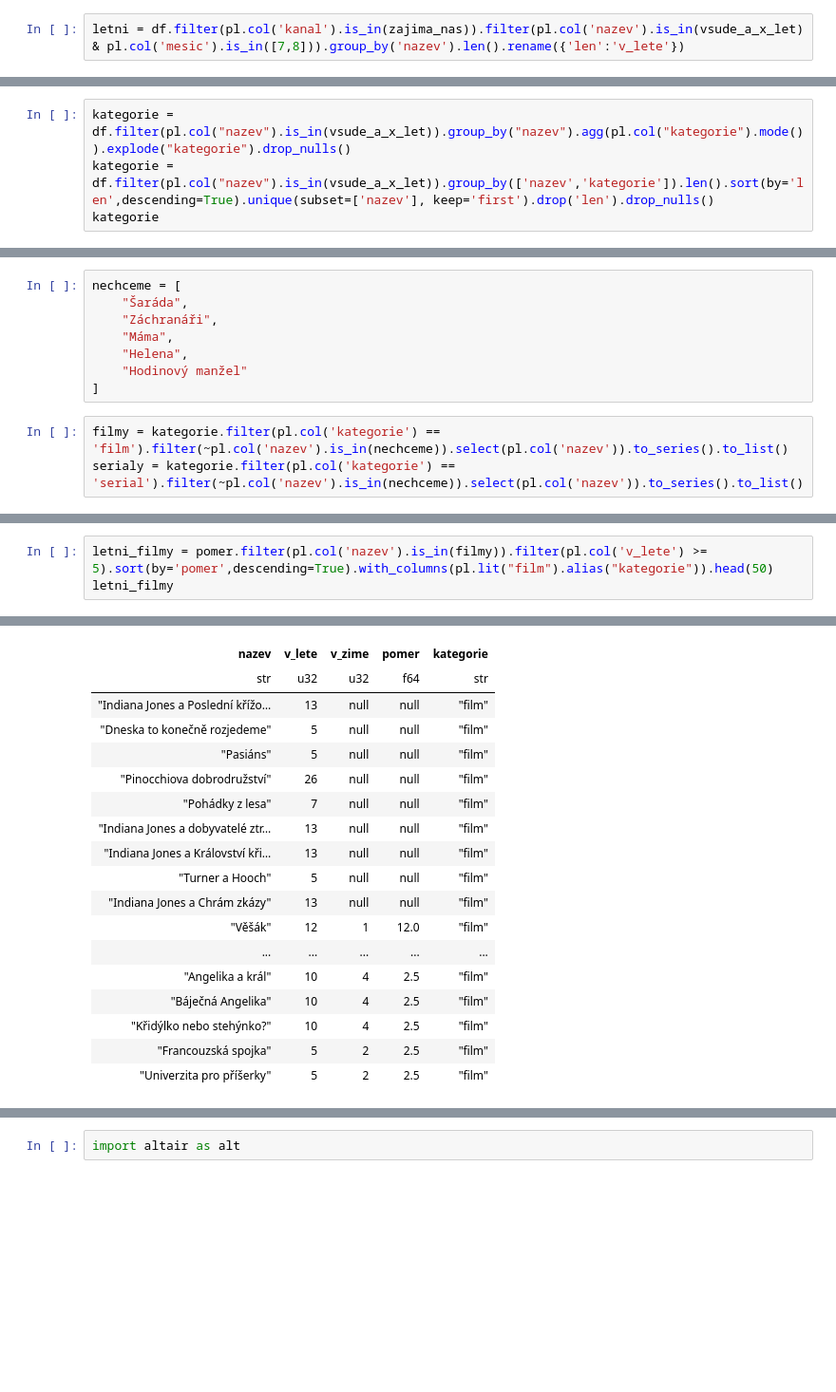
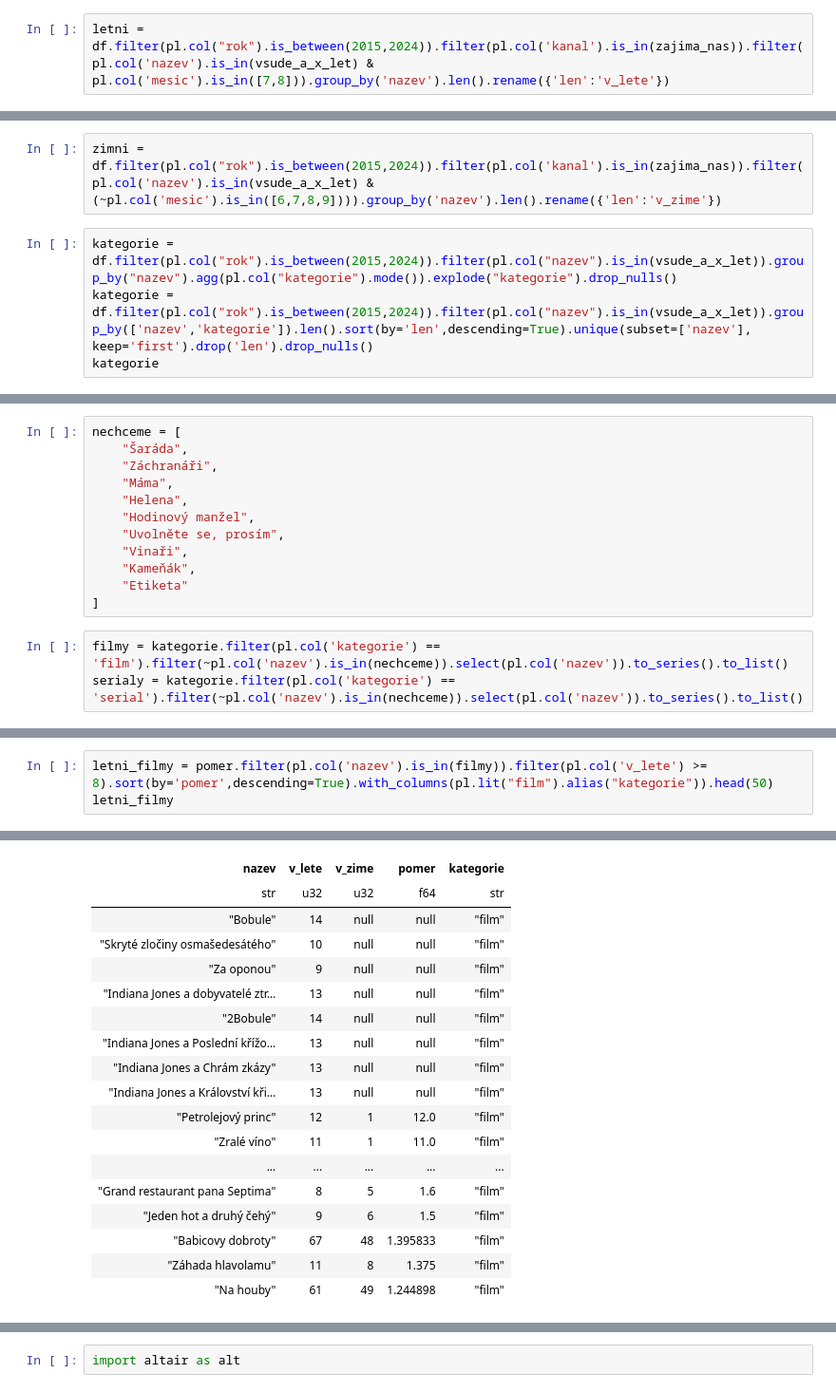
Before and after one commit to DataRozhlas/televizni-programy, a Jupyter notebook: 104_leto.ipynb, the cells around one changed output, grey strips where cells are left out. Shown: that part at 95% size. Saved outputs shown, nothing was run; the diff lists cells and outputs as text; blank space fills up the shorter version.

```diff
--- a/104_leto.ipynb
+++ b/104_leto.ipynb
@@ -113,4 +114,4 @@ vsude_a_x_let = [x for x in x_let if x in aspon_na_dvou]
 # %%
 zajima_nas = ['ČT1', 'ČT2', 'NOVA', 'Prima']
 # %%
-letni = df.filter(pl.col('kanal').is_in(zajima_nas)).filter(pl.col('nazev').is_in(vsude_a_x_let) & pl.col('mesic').is_in([7,8])).group_by('nazev').len().rename({'len':'v_lete'})
+letni = df.filter(pl.col("rok").is_between(2015,2024)).filter(pl.col('kanal').is_in(zajima_nas)).filter(pl.col('nazev').is_in(vsude_a_x_let) & pl.col('mesic').is_in([7,8])).group_by('nazev').len().rename({'len':'v_lete'})
@@ -121,5 +120,7 @@ zimni = df.filter(pl.col('kanal').is_in(zajima_nas)).filter(pl.col('nazev').is_i
+# %%
+zimni = df.filter(pl.col("rok").is_between(2015,2024)).filter(pl.col('kanal').is_in(zajima_nas)).filter(pl.col('nazev').is_in(vsude_a_x_let) & (~pl.col('mesic').is_in([6,7,8,9]))).group_by('nazev').len().rename({'len':'v_zime'})
 # %%
-kategorie = df.filter(pl.col("nazev").is_in(vsude_a_x_let)).group_by("nazev").agg(pl.col("kategorie").mode()).explode("kategorie").drop_nulls()
-kategorie = df.filter(pl.col("nazev").is_in(vsude_a_x_let)).group_by(['nazev','kategorie']).len().sort(by='len',descending=True).unique(subset=['nazev'], keep='first').drop('len').drop_nulls()
+kategorie = df.filter(pl.col("rok").is_between(2015,2024)).filter(pl.col("nazev").is_in(vsude_a_x_let)).group_by("nazev").agg(pl.col("kategorie").mode()).explode("kategorie").drop_nulls()
+kategorie = df.filter(pl.col("rok").is_between(2015,2024)).filter(pl.col("nazev").is_in(vsude_a_x_let)).group_by(['nazev','kategorie']).len().sort(by='len',descending=True).unique(subset=['nazev'], keep='first').drop('len').drop_nulls()
 kategorie
 # %% [output]
@@ -173,7 +174,11 @@ nechceme = [
     "Záchranáři",
     "Máma",
     "Helena",
-    "Hodinový manžel"
+    "Hodinový manžel",
+    "Uvolněte se, prosím",
+    "Vinaři",
+    "Kameňák",
+    "Etiketa"
 ]
 # %%
 filmy = kategorie.filter(pl.col('kategorie') == 'film').filter(~pl.col('nazev').is_in(nechceme)).select(pl.col('nazev')).to_series().to_list()
@@ -189,26 +216,26 @@ shape: (2, 4)
 # %%
-letni_filmy = pomer.filter(pl.col('nazev').is_in(filmy)).filter(pl.col('v_lete') >= 5).sort(by='pomer',descending=True).with_columns(pl.lit("film").alias("kategorie")).head(50)
+letni_filmy = pomer.filter(pl.col('nazev').is_in(filmy)).filter(pl.col('v_lete') >= 8).sort(by='pomer',descending=True).with_columns(pl.lit("film").alias("kategorie")).head(50)
 letni_filmy
 # %% [output]
 shape: (50, 5)
 | nazev | v_lete | v_zime | pomer | kategorie |
 | str | u32 | u32 | f64 | str |
+| "Bobule" | 14 | null | null | "film" |
+| "Skryté zločiny osmašedesátého" | 10 | null | null | "film" |
+| "Za oponou" | 9 | null | null | "film" |
+| "Indiana Jones a dobyvatelé ztr… | 13 | null | null | "film" |
+| "2Bobule" | 14 | null | null | "film" |
 | "Indiana Jones a Poslední křížo… | 13 | null | null | "film" |
-| "Dneska to konečně rozjedeme" | 5 | null | null | "film" |
-| "Pasiáns" | 5 | null | null | "film" |
-| "Pinocchiova dobrodružství" | 26 | null | null | "film" |
-| "Pohádky z lesa" | 7 | null | null | "film" |
-| "Indiana Jones a dobyvatelé ztr… | 13 | null | null | "film" |
+| "Indiana Jones a Chrám zkázy" | 13 | null | null | "film" |
 | "Indiana Jones a Království kři… | 13 | null | null | "film" |
-| "Turner a Hooch" | 5 | null | null | "film" |
-| "Indiana Jones a Chrám zkázy" | 13 | null | null | "film" |
-| "Věšák" | 12 | 1 | 12.0 | "film" |
+| "Petrolejový princ" | 12 | 1 | 12.0 | "film" |
+| "Zralé víno" | 11 | 1 | 11.0 | "film" |
 | ... | ... | ... | ... | ... |
-| "Angelika a král" | 10 | 4 | 2.5 | "film" |
-| "Báječná Angelika" | 10 | 4 | 2.5 | "film" |
-| "Křidýlko nebo stehýnko?" | 10 | 4 | 2.5 | "film" |
-| "Francouzská spojka" | 5 | 2 | 2.5 | "film" |
-| "Univerzita pro příšerky" | 5 | 2 | 2.5 | "film" |
+| "Grand restaurant pana Septima" | 8 | 5 | 1.6 | "film" |
+| "Jeden hot a druhý čehý" | 9 | 6 | 1.5 | "film" |
+| "Babicovy dobroty" | 67 | 48 | 1.395833 | "film" |
+| "Záhada hlavolamu" | 11 | 8 | 1.375 | "film" |
+| "Na houby" | 61 | 49 | 1.244898 | "film" |
 # %%
 letni_serialy = pomer.filter(pl.col('nazev').is_in(serialy)).filter(pl.col('v_lete') >= 25).sort(by='pomer',descending=True).with_columns(pl.lit("seriál").alias("kategorie")).head(50)
 letni_serialy
```
Also changed, not shown: parts of 46 cells of this notebook, 4 other files.
